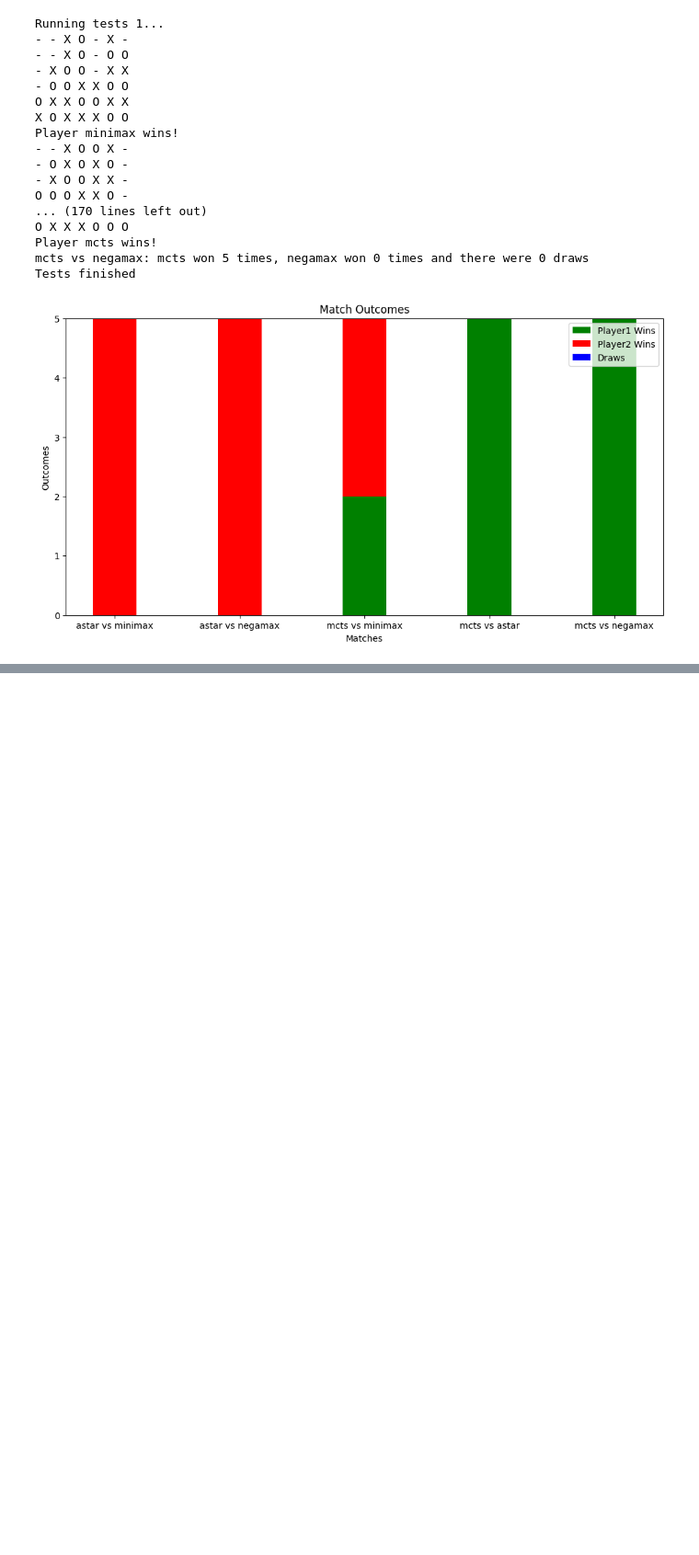
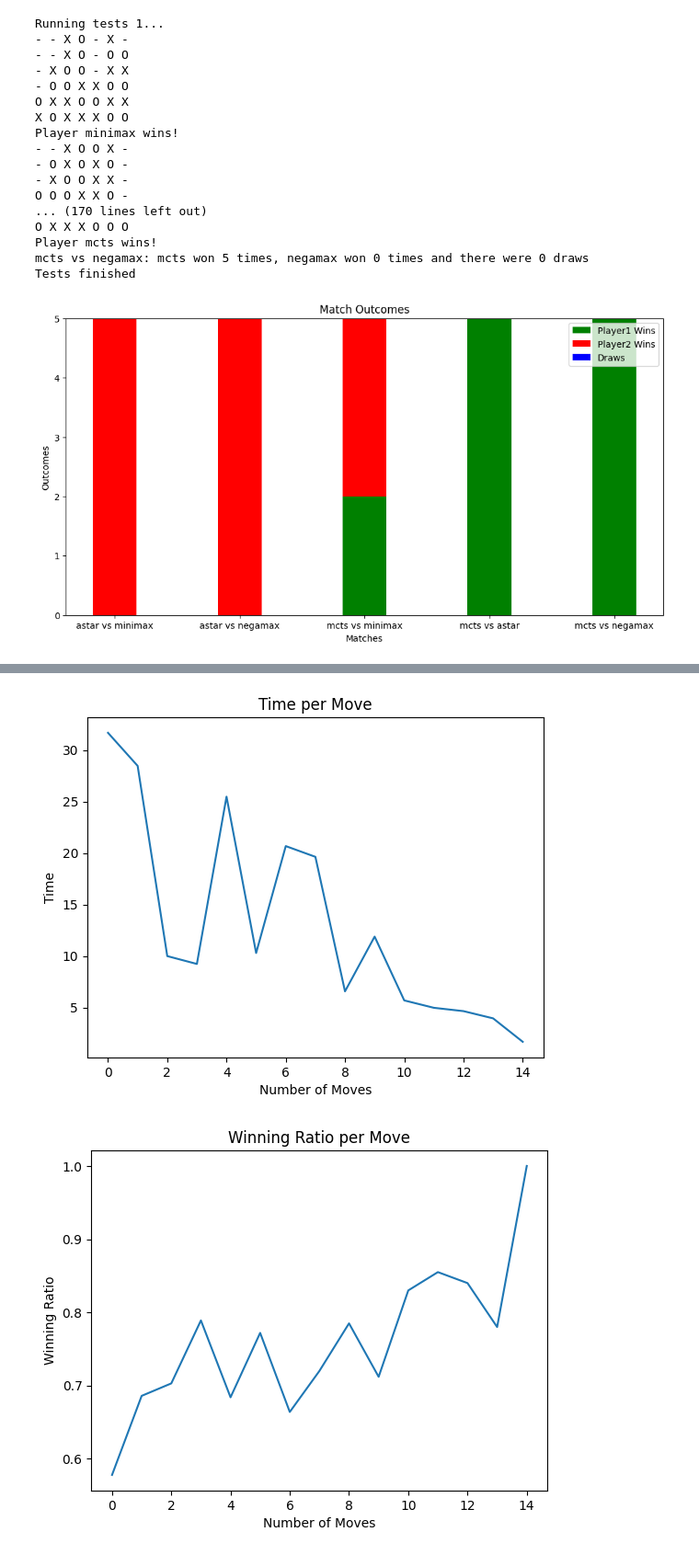
Before and after one commit to rodribro/AI-ConnectFour, a Jupyter notebook: connectfour.ipynb, the cells around one changed output, grey strips where cells are left out. Shown at 92% size. Drawn from its saved outputs; the diff is of its cells as text; code cells hidden in the pictures; blank space fills up the shorter version.

```diff
--- a/connectfour.ipynb
+++ b/connectfour.ipynb
@@ -837,3 +853,12 @@ plt.legend()
 plt.show()
 # %% [output]
 [figure]
+# %%
+
+_,_,nodes_generated_list, time_list, visits_list, ratio_list = algvsalg('minimax','mcts')
+
+
+print(nodes_generated_list)
+print(time_list)
+print(visits_list)
+print(ratio_list)
@@ -839,0 +877,32 @@ plt.show()
+# %%
+rounded_time_list = []
+for times in time_list:
+    rounded_time_list.append(round(times, 3))
+
+
+rounded_ratio_list = []
+for ratio in ratio_list:
+    rounded_ratio_list.append(round(ratio, 3))
+# %%
+
+plt.plot(range(0,len(rounded_time_list)), rounded_time_list)
+plt.xlabel('Number of Moves')
+plt.ylabel('Time')
+plt.title('Time per Move')
+plt.show()
+
+
+plt.plot(range(0,len(rounded_ratio_list)), rounded_ratio_list)
+plt.xlabel('Number of Moves')
+plt.ylabel('Winning Ratio')
+plt.title('Winning Ratio per Move')
+plt.show()
+
+plt.plot(range(0,len(visits_list)), visits_list)
+plt.xlabel('Number of Moves')
+plt.ylabel('Visits')
+plt.title('Visits per Move')
+plt.show()
+# %% [output]
+[figure, added]
+[figure, added]
```
Also changed, not shown: parts of 5 cells of this notebook.
